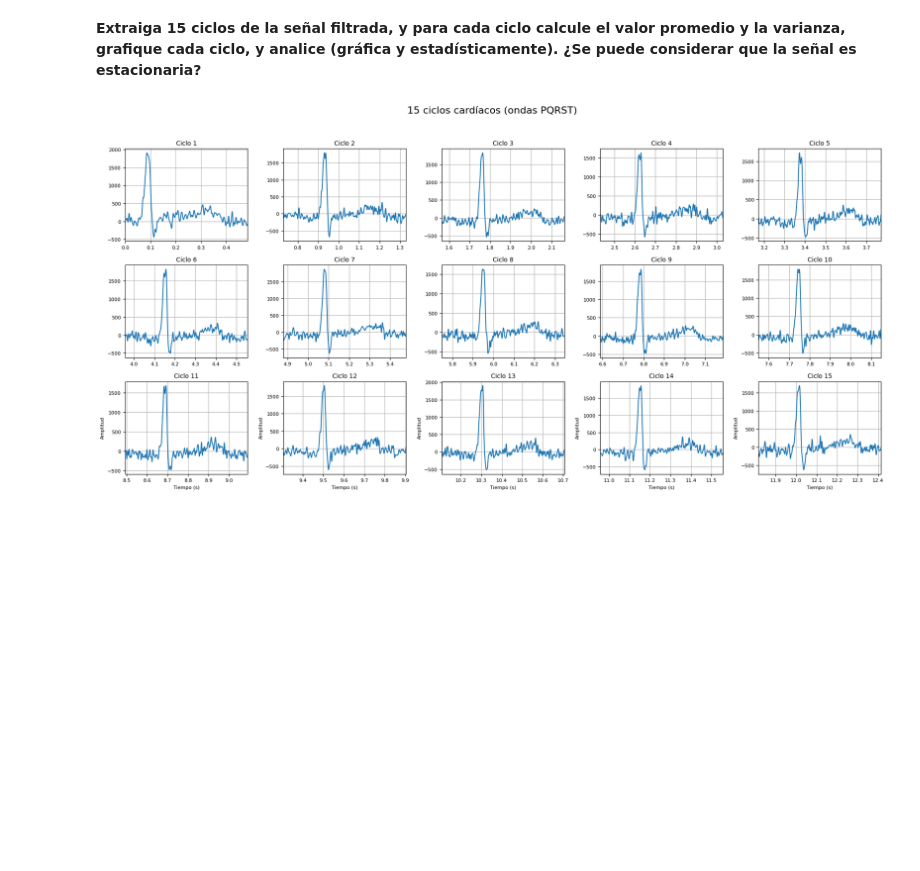
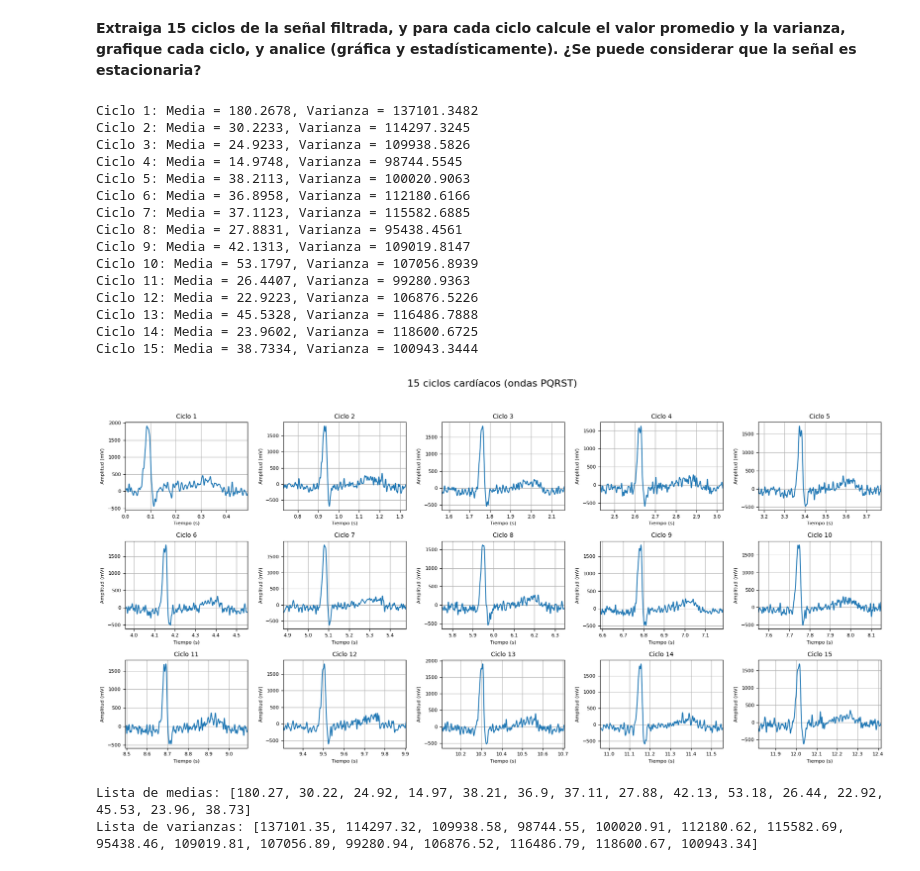
Before and after one commit to Yuliana2001/lab3_biosenales, a Jupyter notebook: lab3.ipynb, the cells around one changed output. Cells and saved outputs as stored; diff of their text form; code cells hidden in the pictures; blank space fills up the shorter version.

```diff
--- a/lab3.ipynb
+++ b/lab3.ipynb
@@ -156,11 +163,7 @@ if len(peaks) > 1:
     plt.grid(True)
     plt.show()
 
-    # Cálculo de estadísticas
-    media = np.mean(ciclo)
-    rms = np.sqrt(np.mean(ciclo**2))
-    varianza = np.var(ciclo)
-    desviacion = np.std(ciclo)
+    media, rms, varianza, desviacion=estadisticas(ciclo)
 
     print(f"Media: {media:.4f}")
     print(f"RMS: {rms:.4f}")
@@ -180,21 +183,21 @@ Desviación estándar: 365.8255
 # %%
 from scipy.signal import find_peaks
 # Simulación de señal ECG
-ecg_signal = contenido['ECG_filtered'][0]
+ecg_signal_filtered = contenido['ECG_filtered'][0]
 
 # 2. Detección de picos R (ajustar umbral si hace falta)
 # se elige 0.6, porque es simplemente un umbral para decir que quiero los picos
 # que superen el 60% del valor máximo de la señal.
-peaks, _ = find_peaks(ecg_signal, height=np.max(ecg_signal) * 0.6, distance=Fs//2)
+peaks, _ = find_peaks(ecg_signal_filtered, height=np.max(ecg_signal_filtered) * 0.6, distance=Fs//2)
 ventana_antes = int(0.2 * Fs)  # 200 ms antes
 ventana_despues = int(0.4 * Fs)  # 400 ms después
 
 if len(peaks) > 1:
     r_index = peaks[0]
     inicio = max(r_index - ventana_antes, 0)
-    fin = min(r_index + ventana_despues, len(ecg_signal))
+    fin = min(r_index + ventana_despues, len(ecg_signal_filtered))
 
-    ciclo = ecg_signal[inicio:fin]
+    ciclo = ecg_signal_filtered[inicio:fin]
     tiempo_ciclo = tiempo1[inicio:fin]
     duracion_ciclo = (fin - inicio) / Fs
     print(f"Duración del ciclo cardíaco: {duracion_ciclo:.2f} segundos")
@@ -208,11 +211,7 @@ if len(peaks) > 1:
     plt.grid(True)
     plt.show()
 
-    # Cálculo de estadísticas
-    media = np.mean(ciclo)
-    rms = np.sqrt(np.mean(ciclo**2))
-    varianza = np.var(ciclo)
-    desviacion = np.std(ciclo)
+    media, rms, varianza, desviacion=estadisticas(ciclo)
 
     print(f"Media: {media:.4f}")
     print(f"RMS: {rms:.4f}")
@@ -233,43 +232,65 @@ cada ciclo, y analice (gráfica y estadísticamente). ¿Se puede considerar que
 # %%
 import matplotlib.pyplot as plt
 import numpy as np
 from scipy.signal import find_peaks
 
 # Detectar picos R
-peaks, _ = find_peaks(ecg_signal, height=np.max(ecg_signal) * 0.6, distance=Fs//2)
+peaks, _ = find_peaks(ecg_signal_filtered, height=np.max(ecg_signal_filtered) * 0.6, distance=Fs//2)
 
 ventana_antes = int(0.2 * Fs)
 ventana_despues = int(0.4 * Fs)
 
-num_ciclos = min(15, len(peaks))  # asegurar que no exceda el número de picos
+num_ciclos = min(15, len(peaks))  # se asegura que no se exceda el número de picos
 
 fig, axs = plt.subplots(3, 5, figsize=(18, 9))
 axs = axs.flatten()  # convertir a lista para iterar fácilmente
+lista_media=[]
+lista_varianza=[]
 
 for i in range(num_ciclos):
     r_index = peaks[i]
     inicio = max(r_index - ventana_antes, 0)
-    fin = min(r_index + ventana_despues, len(ecg_signal))
+    fin = min(r_index + ventana_despues, len(ecg_signal_filtered))
 
-    ciclo = ecg_signal[inicio:fin]
+    ciclo = ecg_signal_filtered[inicio:fin]
     tiempo_ciclo = tiempo1[inicio:fin]
 
     axs[i].plot(tiempo_ciclo, ciclo)
     axs[i].set_title(f'Ciclo {i+1}', fontsize=10)
     axs[i].tick_params(labelsize=8)
     axs[i].grid(True)
-    axs[i].set_xlim(tiempo_ciclo[0], tiempo_ciclo[-1])  # asegurar que todos tengan misma escala
+    axs[i].set_xlim(tiempo_ciclo[0], tiempo_ciclo[-1])
+    axs[i].set_xlabel("Tiempo (s)", fontsize=8)
+    axs[i].set_ylabel("Amplitud (mV)", fontsize=8)
 
-    if i < 10:
-        axs[i].set_xlabel("")
-        axs[i].set_ylabel("")
-    else:
-        axs[i].set_xlabel("Tiempo (s)", fontsize=8)
-        axs[i].set_ylabel("Amplitud", fontsize=8)
+    media_filt, _, varianza_filt, _=estadisticas(ciclo)
+    lista_media.append(float(round(media_filt, 2)))
+    lista_varianza.append(float(round(varianza_filt, 2)))
 
-# Título general
+
+    print(f"Ciclo {i+1}: Media = {media_filt:.4f}, Varianza = {varianza_filt:.4f}")
+
 fig.suptitle("15 ciclos cardíacos (ondas PQRST)", fontsize=16)
-plt.tight_layout(rect=[0, 0, 1, 0.95])  # dejar espacio para el título
+plt.tight_layout(rect=[0, 0, 1, 0.95])
 plt.show()
+print("Lista de medias:", lista_media)
+print("Lista de varianzas:", lista_varianza)
 # %% [output]
+Ciclo 1: Media = 180.2678, Varianza = 137101.3482
+Ciclo 2: Media = 30.2233, Varianza = 114297.3245
+Ciclo 3: Media = 24.9233, Varianza = 109938.5826
+Ciclo 4: Media = 14.9748, Varianza = 98744.5545
+Ciclo 5: Media = 38.2113, Varianza = 100020.9063
+Ciclo 6: Media = 36.8958, Varianza = 112180.6166
+Ciclo 7: Media = 37.1123, Varianza = 115582.6885
+Ciclo 8: Media = 27.8831, Varianza = 95438.4561
+Ciclo 9: Media = 42.1313, Varianza = 109019.8147
+Ciclo 10: Media = 53.1797, Varianza = 107056.8939
+Ciclo 11: Media = 26.4407, Varianza = 99280.9363
+Ciclo 12: Media = 22.9223, Varianza = 106876.5226
+Ciclo 13: Media = 45.5328, Varianza = 116486.7888
+Ciclo 14: Media = 23.9602, Varianza = 118600.6725
+Ciclo 15: Media = 38.7334, Varianza = 100943.3444
-[figure, old version]
+[figure, new version]
+Lista de medias: [180.27, 30.22, 24.92, 14.97, 38.21, 36.9, 37.11, 27.88, 42.13, 53.18, 26.44, 22.92, 45.53, 23.96, 38.73]
+Lista de varianzas: [137101.35, 114297.32, 109938.58, 98744.55, 100020.91, 112180.62, 115582.69, 95438.46, 109019.81, 107056.89, 99280.94, 106876.52, 116486.79, 118600.67, 100943.34]
```
Also changed, not shown: parts of 4 cells of this notebook.
